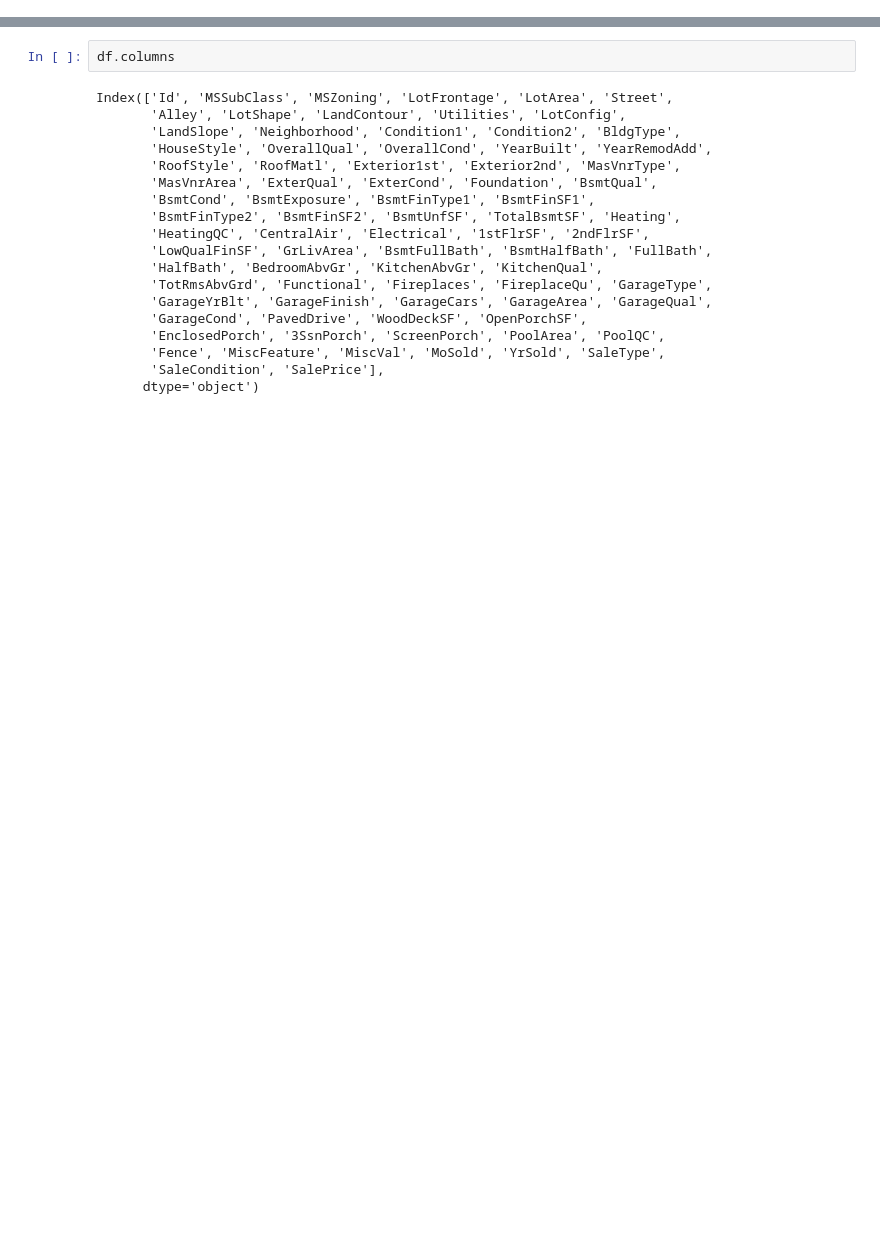
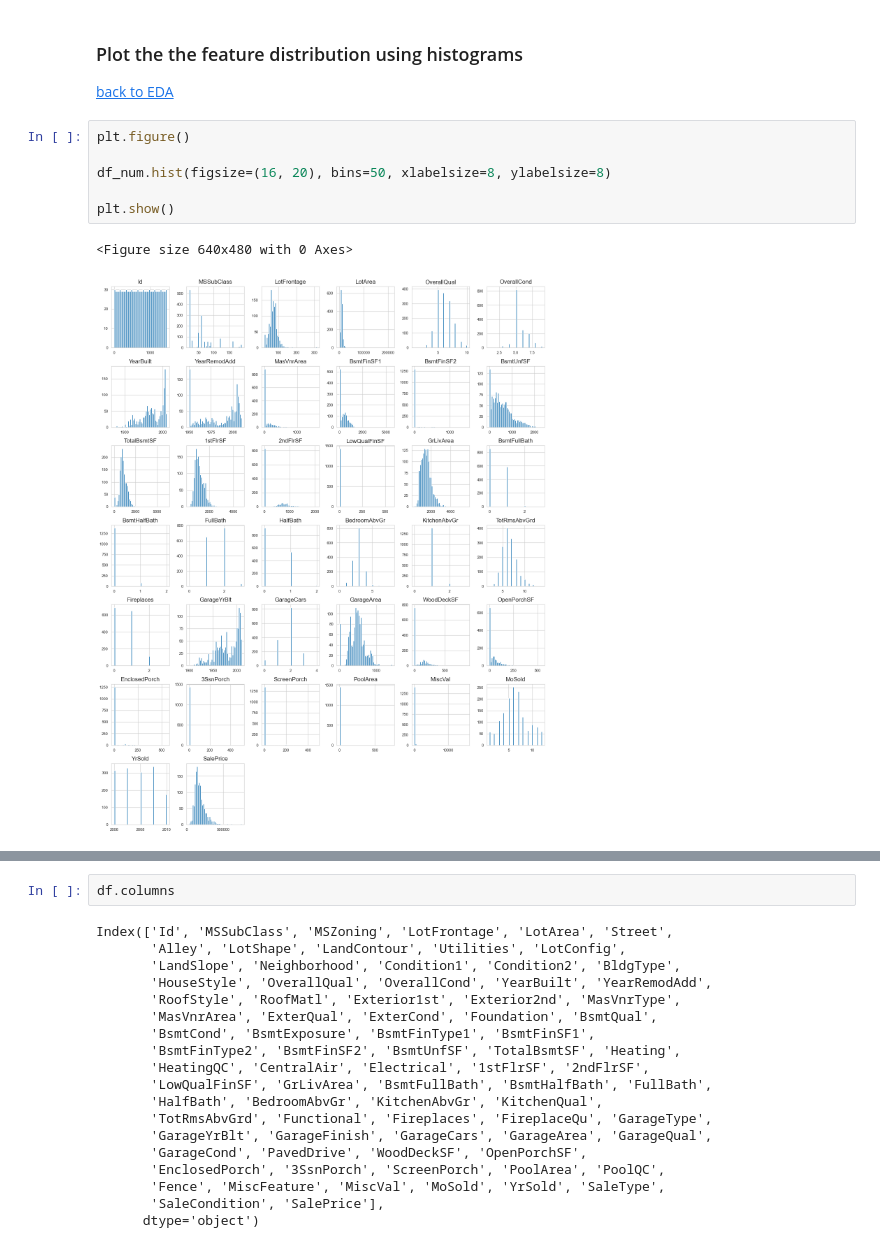
Before and after one commit to anidima/YData_Kaggle_Comp, a Jupyter notebook: EDA.ipynb, the cells around one changed output, grey strips where cells are left out. Saved outputs shown, nothing was run; the diff lists cells and outputs as text; blank space fills up the shorter version.

```diff
--- a/EDA.ipynb
+++ b/EDA.ipynb
@@ -42,0 +136,12 @@ memory usage: 924.0+ KB
+# %% [markdown]
+### Plot the the feature distribution using histograms <a class="anchor" id="question_3"></a>
+[back to EDA](#EDA)
+# %%
+plt.figure()
+
+df_num.hist(figsize=(16, 20), bins=50, xlabelsize=8, ylabelsize=8)
+
+plt.show()
+# %% [output]
+<Figure size 640x480 with 0 Axes>
+[figure, added]
```
Also changed, not shown: parts of 40 cells of this notebook.
